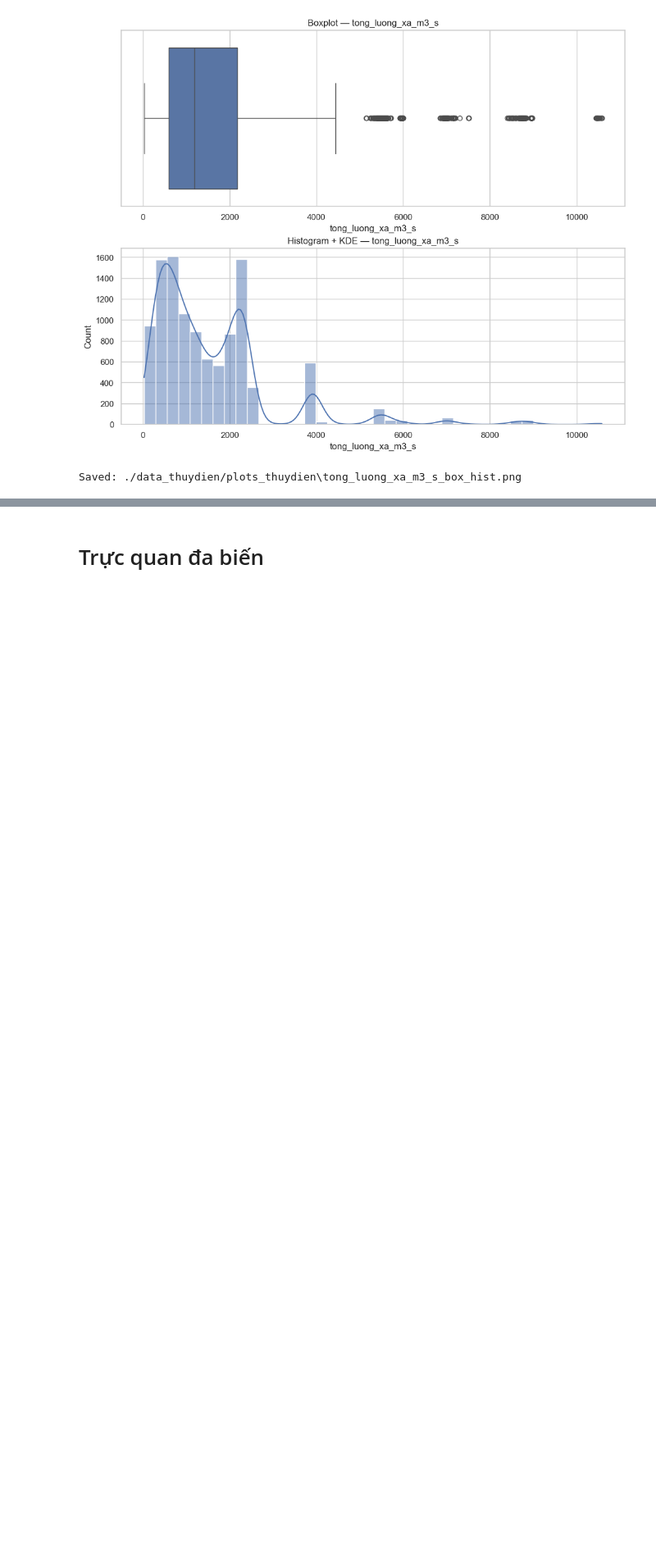
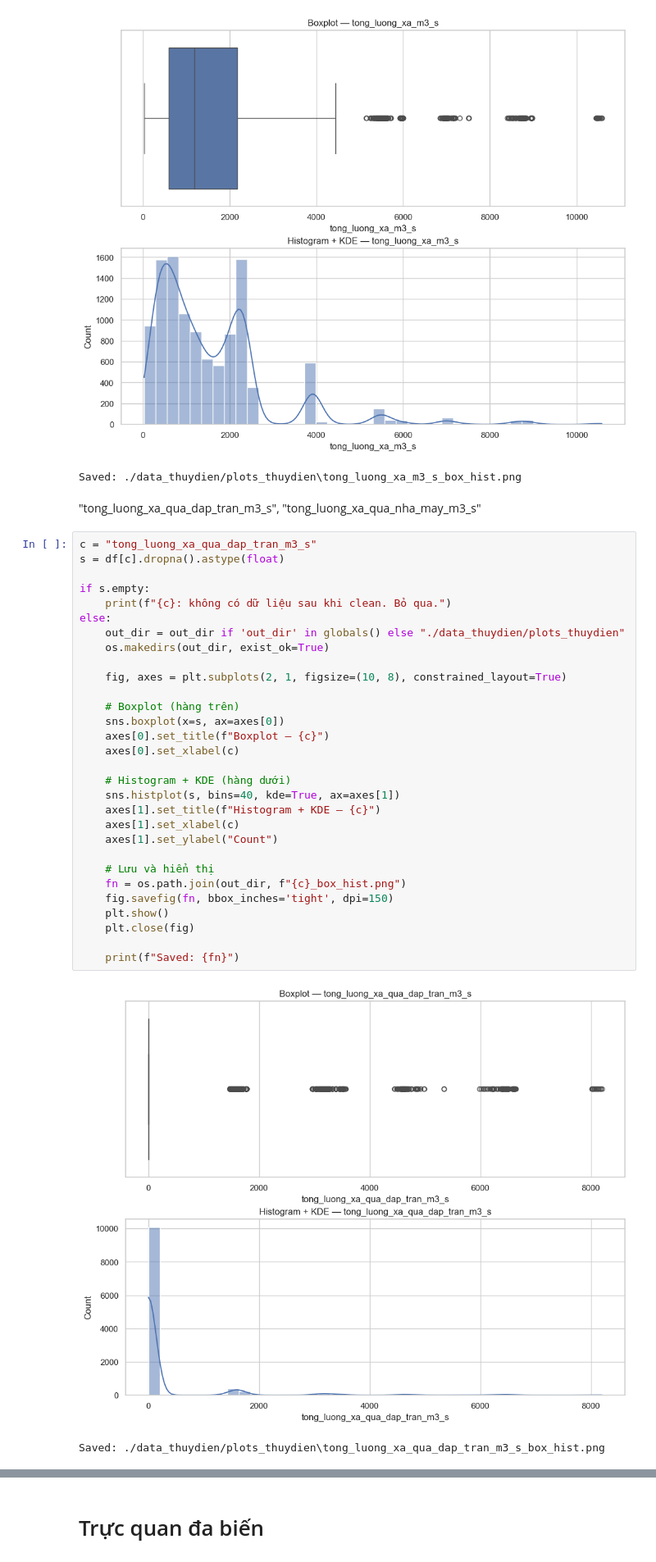
Before and after one commit to leducthanh041/CS313-DoAn, a Jupyter notebook: 03.EDA.ipynb, the cells around one changed output, grey strips where cells are left out. Shown at 82% size. Drawn from its saved outputs; the diff is of its cells as text; blank space fills up the shorter version.

```diff
--- a/03.EDA.ipynb
+++ b/03.EDA.ipynb
@@ -204,3 +208,39 @@ else:
 # %% [output]
 [figure]
 Saved: ./data_thuydien/plots_thuydien\tong_luong_xa_m3_s_box_hist.png
+# %% [markdown]
+"tong_luong_xa_qua_dap_tran_m3_s",
+    "tong_luong_xa_qua_nha_may_m3_s"
+# %%
+c = "tong_luong_xa_qua_dap_tran_m3_s"
+s = df[c].dropna().astype(float)
+
+if s.empty:
+    print(f"{c}: không có dữ liệu sau khi clean. Bỏ qua.")
+else:
+    out_dir = out_dir if 'out_dir' in globals() else "./data_thuydien/plots_thuydien"
+    os.makedirs(out_dir, exist_ok=True)
+
+    fig, axes = plt.subplots(2, 1, figsize=(10, 8), constrained_layout=True)
+
+    # Boxplot (hàng trên)
+    sns.boxplot(x=s, ax=axes[0])
+    axes[0].set_title(f"Boxplot — {c}")
+    axes[0].set_xlabel(c)
+
+    # Histogram + KDE (hàng dưới)
+    sns.histplot(s, bins=40, kde=True, ax=axes[1])
+    axes[1].set_title(f"Histogram + KDE — {c}")
+    axes[1].set_xlabel(c)
+    axes[1].set_ylabel("Count")
+
+    # Lưu và hiển thị
+    fn = os.path.join(out_dir, f"{c}_box_hist.png")
+    fig.savefig(fn, bbox_inches='tight', dpi=150)
+    plt.show()
+    plt.close(fig)
+
+    print(f"Saved: {fn}")
+# %% [output]
+[figure, added]
+Saved: ./data_thuydien/plots_thuydien\tong_luong_xa_qua_dap_tran_m3_s_box_hist.png
```
Also changed, not shown: parts of 8 cells of this notebook, 17 other files.
